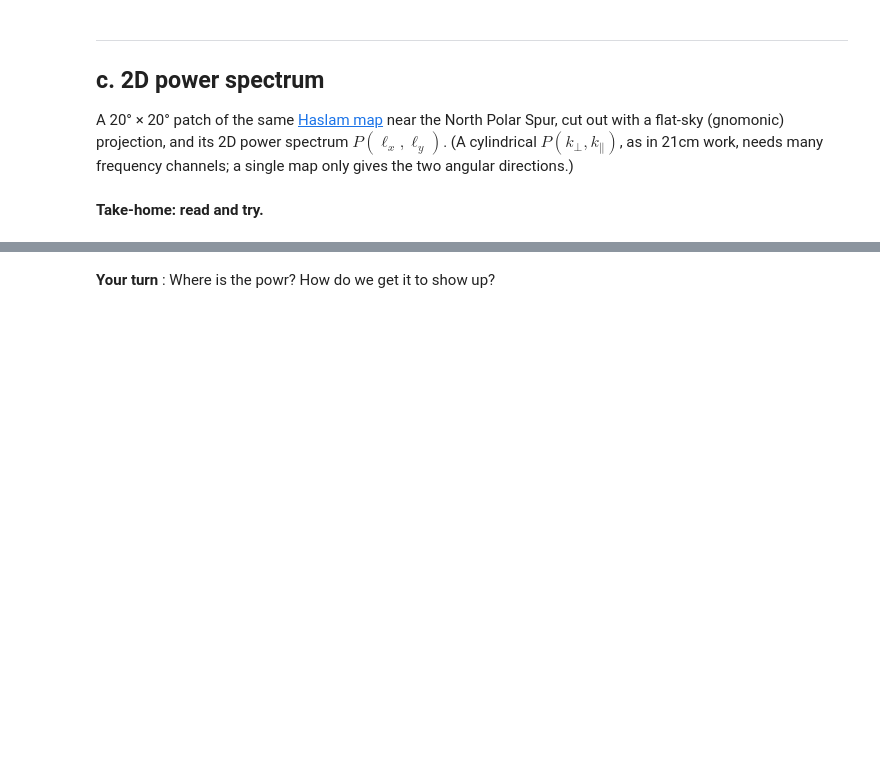
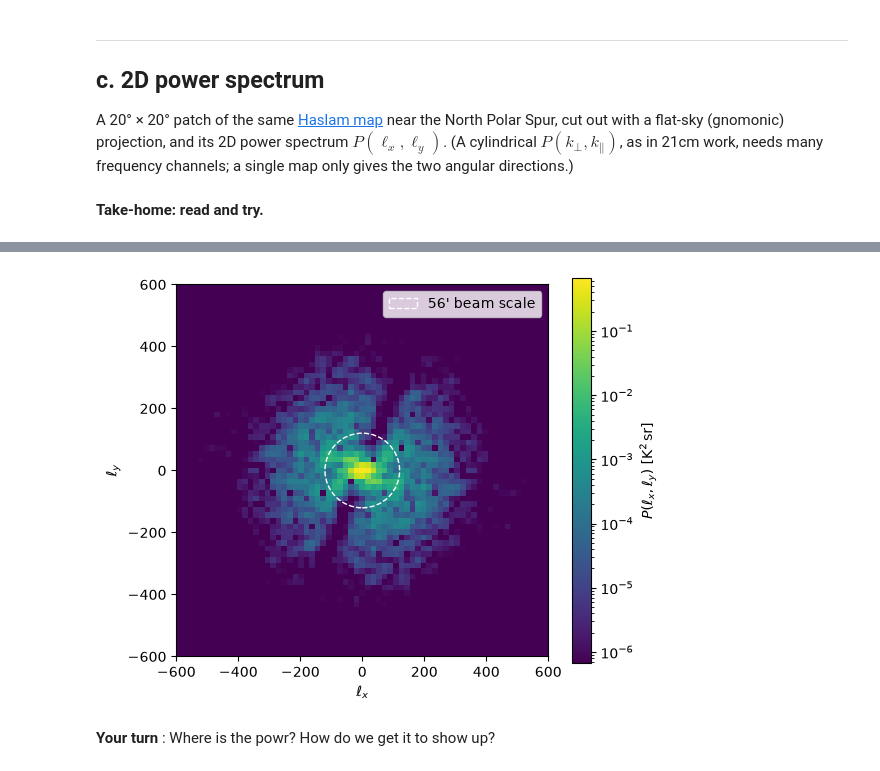
Before and after one commit to sohinixcvii/JACS_plotting_session, a Jupyter notebook: jacs_participant.ipynb, the cells around one changed output, grey strips where cells are left out. Cells and saved outputs as stored; diff of their text form; code cells hidden in the pictures; blank space fills up the shorter version.

```diff
--- a/jacs_participant.ipynb
+++ b/jacs_participant.ipynb
@@ -128,3 +171,17 @@ plt.show()
+# %%
+fig, ax = plt.subplots(figsize=(6, 5))
+im = ax.pcolormesh(ell_xy, ell_xy, P2d, norm=LogNorm(vmin=P2d.max() * 1e-6), cmap="viridis")   # top 6 decades
+ax.add_patch(plt.Circle((0, 0), ell_beam, fill=False, color="w", ls="--", label="56' beam scale"))
+ax.set_xlim(-600, 600)
+ax.set_ylim(-600, 600)
+ax.set_aspect("equal")
+ax.set_xlabel(r"$\ell_x$")
+ax.set_ylabel(r"$\ell_y$")
+fig.colorbar(im, label=r"$P(\ell_x, \ell_y)\ [\mathrm{K}^2\,\mathrm{sr}]$")
+ax.legend(loc="upper right")
+plt.show()
+# %% [output]
+[figure, added]
 # %% [markdown]
 **Your turn** : Where is the powr? How do we get it to show up?
 # %% [markdown]
```
Also changed, not shown: parts of 30 cells of this notebook, 5 other files.
